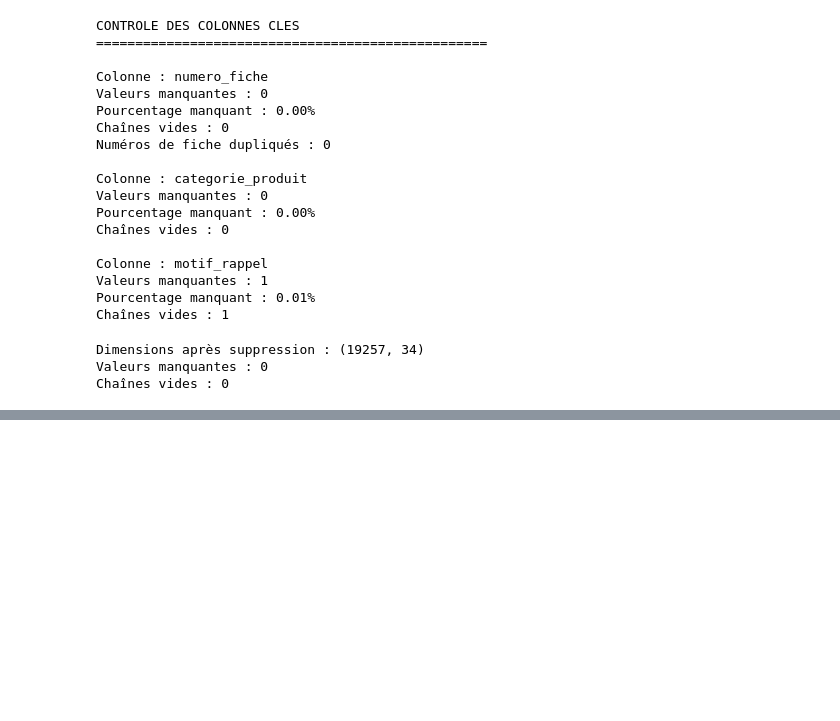
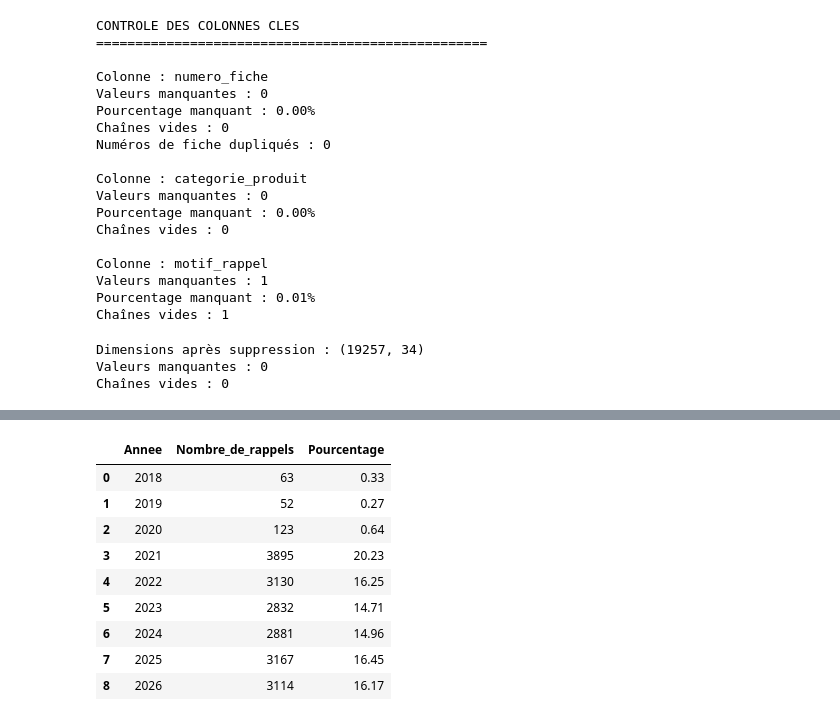
Before and after one commit to Kate-Parker/data_m2, a Jupyter notebook: notebook/nettoyage_donnees.ipynb, the cells around one changed output, grey strips where cells are left out. Drawn from its saved outputs; the diff is of its cells as text; code cells hidden in the pictures; blank space fills up the shorter version.

```diff
--- a/notebook/nettoyage_donnees.ipynb
+++ b/notebook/nettoyage_donnees.ipynb
@@ -320,0 +454,40 @@ STATISTIQUES DESCRIPTIVES
+# %%
+
+# Segmentation descriptive par année de publication
+
+# Extraction de l'année
+df["annee_publication"] = df["date_publication"].dt.year
+
+# Comptage des rappels par année
+repartition_annees = (
+    df["annee_publication"]
+    .value_counts()
+    .sort_index()
+    .reset_index()
+)
+
+# Renommage des colonnes
+repartition_annees.columns = [
+    "Annee",
+    "Nombre_de_rappels"
+]
+
+# Calcul des pourcentages
+repartition_annees["Pourcentage"] = (
+    repartition_annees["Nombre_de_rappels"]
+    / len(df)
+) * 100
+
+# Affichage des résultats
+display(repartition_annees.round(2))
+# %% [output]
+|  | Annee | Nombre_de_rappels | Pourcentage |
+| 0 | 2018 | 63 | 0.33 |
+| 1 | 2019 | 52 | 0.27 |
+| 2 | 2020 | 123 | 0.64 |
+| 3 | 2021 | 3895 | 20.23 |
+| 4 | 2022 | 3130 | 16.25 |
+| 5 | 2023 | 2832 | 14.71 |
+| 6 | 2024 | 2881 | 14.96 |
+| 7 | 2025 | 3167 | 16.45 |
+| 8 | 2026 | 3114 | 16.17 |
```
Also changed, not shown: parts of 4 cells of this notebook.
